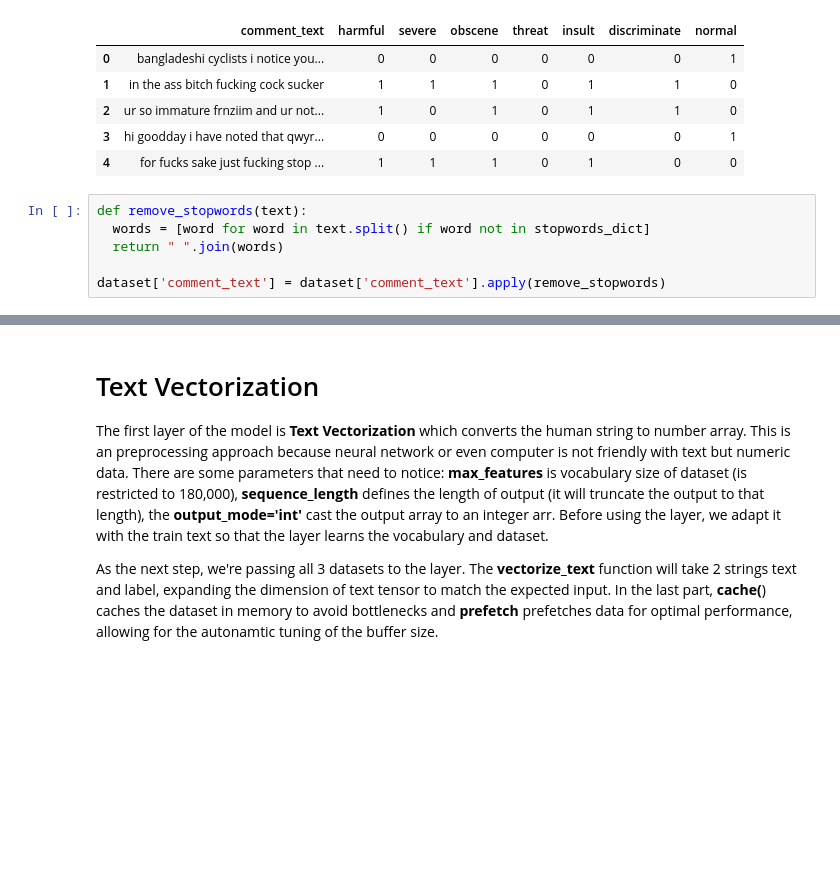
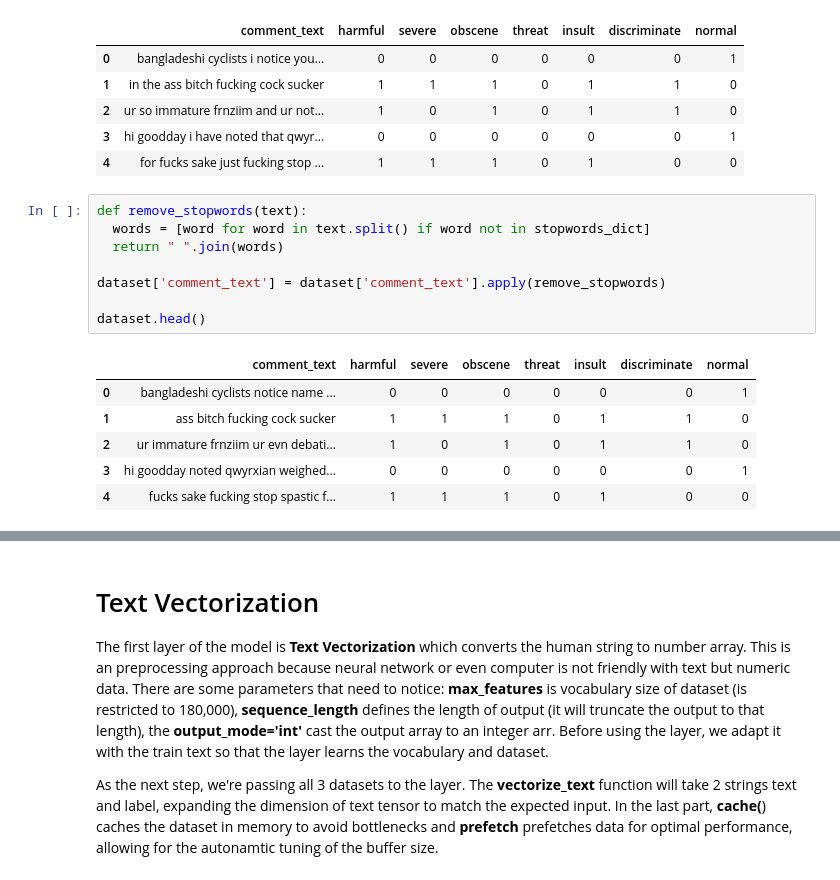
Before and after one commit to QuanNguyenDong/hateful-speech-classification, a Jupyter notebook: AI-models/multilabel_classification_comment_dataset.ipynb, the cells around one changed output, grey strips where cells are left out. Drawn from its saved outputs; the diff is of its cells as text; blank space fills up the shorter version.

```diff
--- a/AI-models/multilabel_classification_comment_dataset.ipynb
+++ b/AI-models/multilabel_classification_comment_dataset.ipynb
@@ -35,9 +35,18 @@ dataset.head()
 # %%
 def remove_stopwords(text):
   words = [word for word in text.split() if word not in stopwords_dict]
   return " ".join(words)
 
 dataset['comment_text'] = dataset['comment_text'].apply(remove_stopwords)
+
+dataset.head()
+# %% [output]
+|  | comment_text | harmful | severe | obscene | threat | insult | discriminate | normal |
+| 0 | bangladeshi cyclists notice name ... | 0 | 0 | 0 | 0 | 0 | 0 | 1 |
+| 1 | ass bitch fucking cock sucker | 1 | 1 | 1 | 0 | 1 | 1 | 0 |
+| 2 | ur immature frnziim ur evn debati... | 1 | 0 | 1 | 0 | 1 | 1 | 0 |
+| 3 | hi goodday noted qwyrxian weighed... | 0 | 0 | 0 | 0 | 0 | 0 | 1 |
+| 4 | fucks sake fucking stop spastic f... | 1 | 1 | 1 | 0 | 1 | 0 | 0 |
 # %%
 raw_train, raw_validation, raw_test = np.split(dataset.sample(frac=1), [int(0.7*len(dataset)), int(0.9*len(dataset))])
 
```
Also changed, not shown: parts of 11 cells of this notebook, 2 other files.
